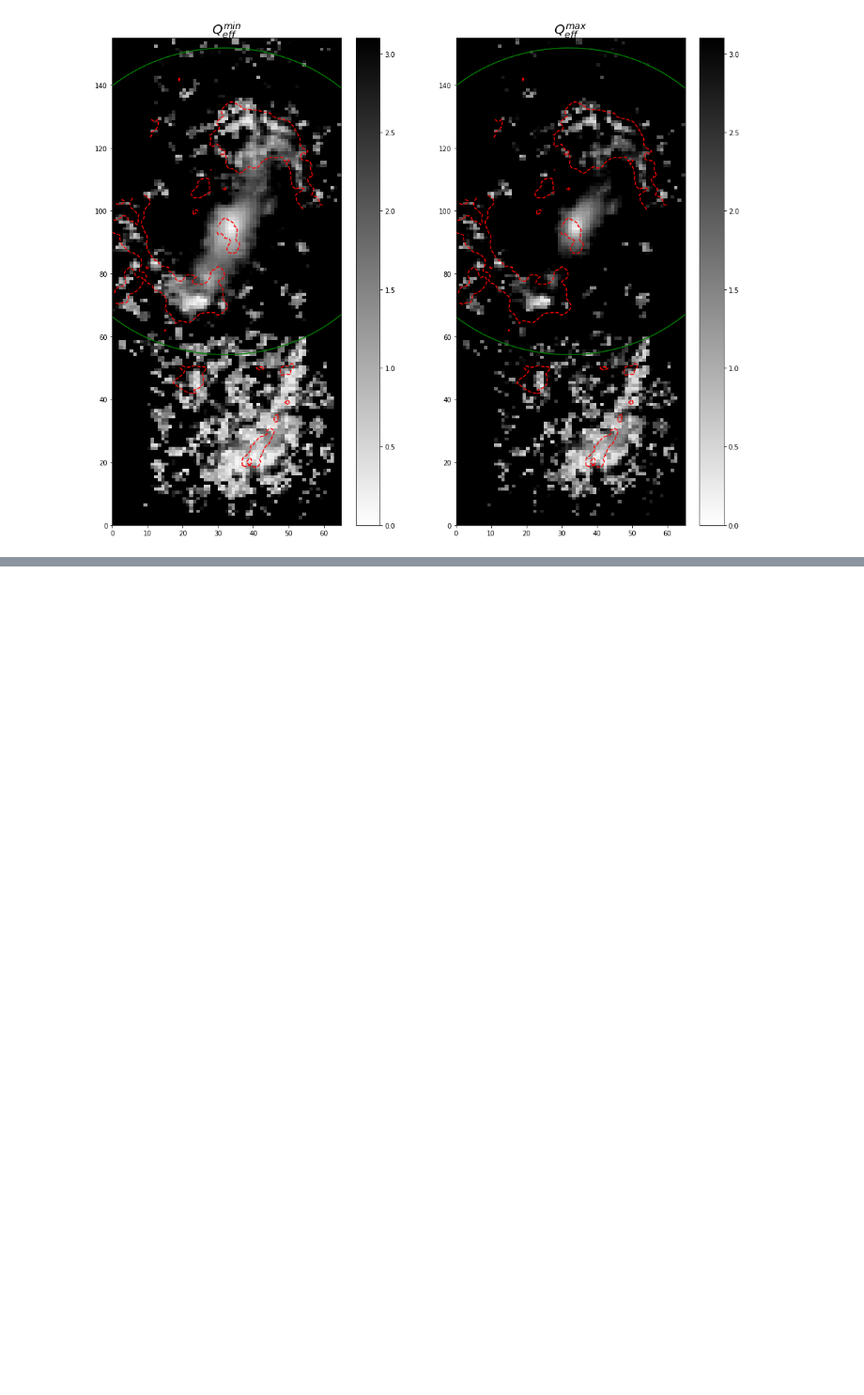
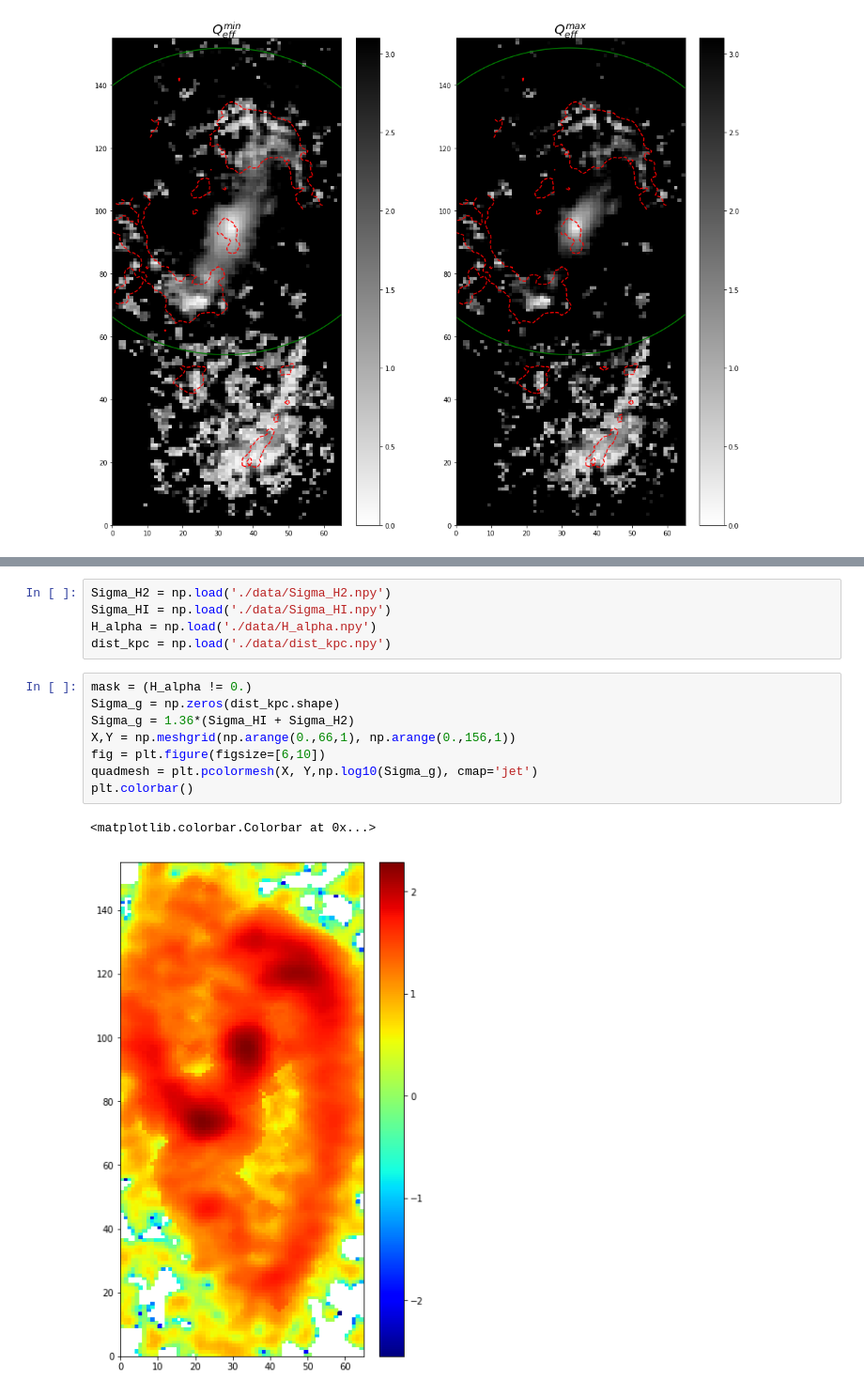
Before and after one commit to ValerieKostiuk/Course-work, a Jupyter notebook: NGC3627/Statistics.ipynb, the cells around one changed output, grey strips where cells are left out. Shown at 94% size. Saved outputs shown, nothing was run; the diff lists cells and outputs as text; blank space fills up the shorter version.

```diff
--- a/NGC3627/Statistics.ipynb
+++ b/NGC3627/Statistics.ipynb
@@ -2149,0 +2158,16 @@ Text(0.5, 1.0, '$Q_{eff}^{max}$')
+# %%
+Sigma_H2 = np.load('./data/Sigma_H2.npy')
+Sigma_HI = np.load('./data/Sigma_HI.npy')
+H_alpha = np.load('./data/H_alpha.npy')
+dist_kpc = np.load('./data/dist_kpc.npy')
+# %%
+mask = (H_alpha != 0.)
+Sigma_g = np.zeros(dist_kpc.shape)
+Sigma_g = 1.36*(Sigma_HI + Sigma_H2)
+X,Y = np.meshgrid(np.arange(0.,66,1), np.arange(0.,156,1))
+fig = plt.figure(figsize=[6,10])
+quadmesh = plt.pcolormesh(X, Y,np.log10(Sigma_g), cmap='jet')
+plt.colorbar()
+# %% [output]
+<matplotlib.colorbar.Colorbar at 0x...>
+[figure, added]
```
Also changed, not shown: parts of 5 cells of this notebook, 1 other file.
